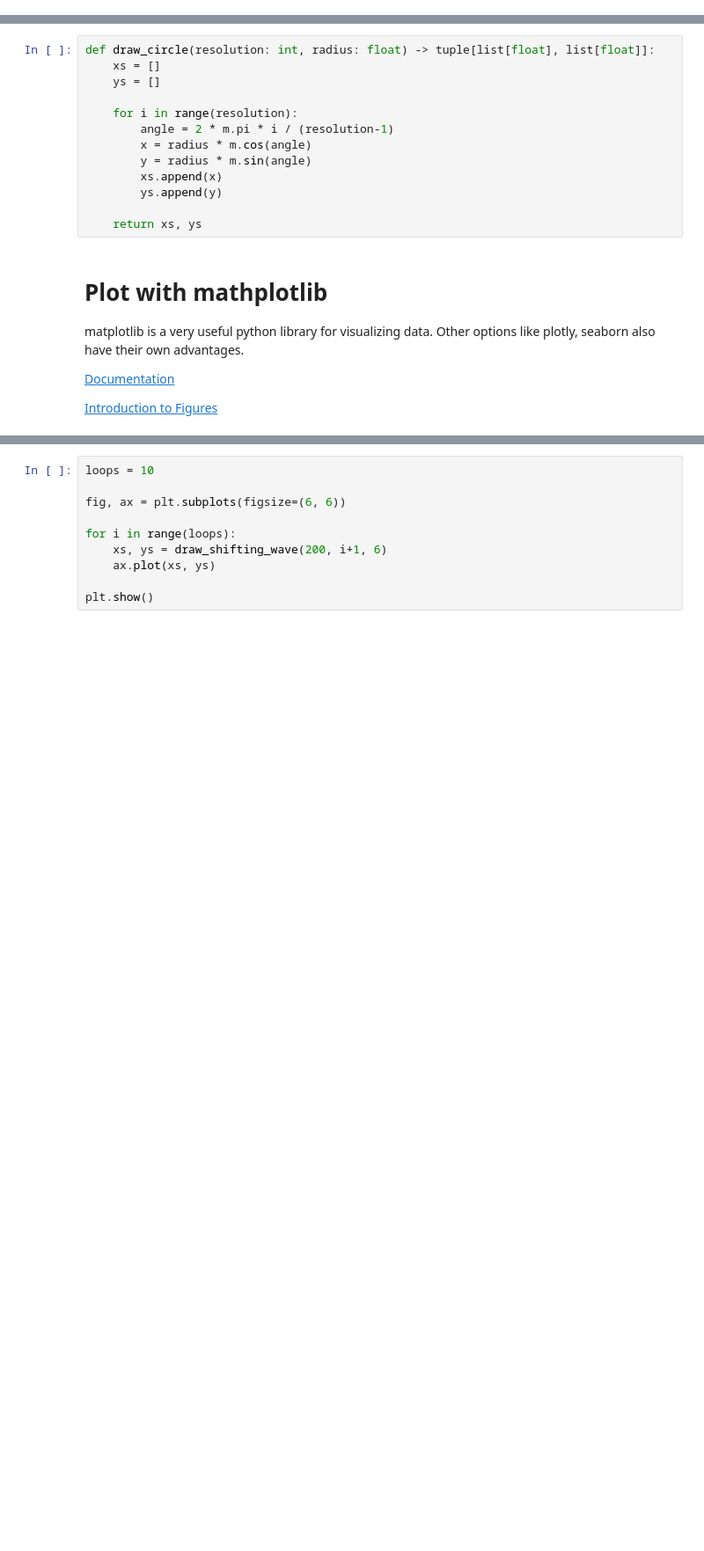
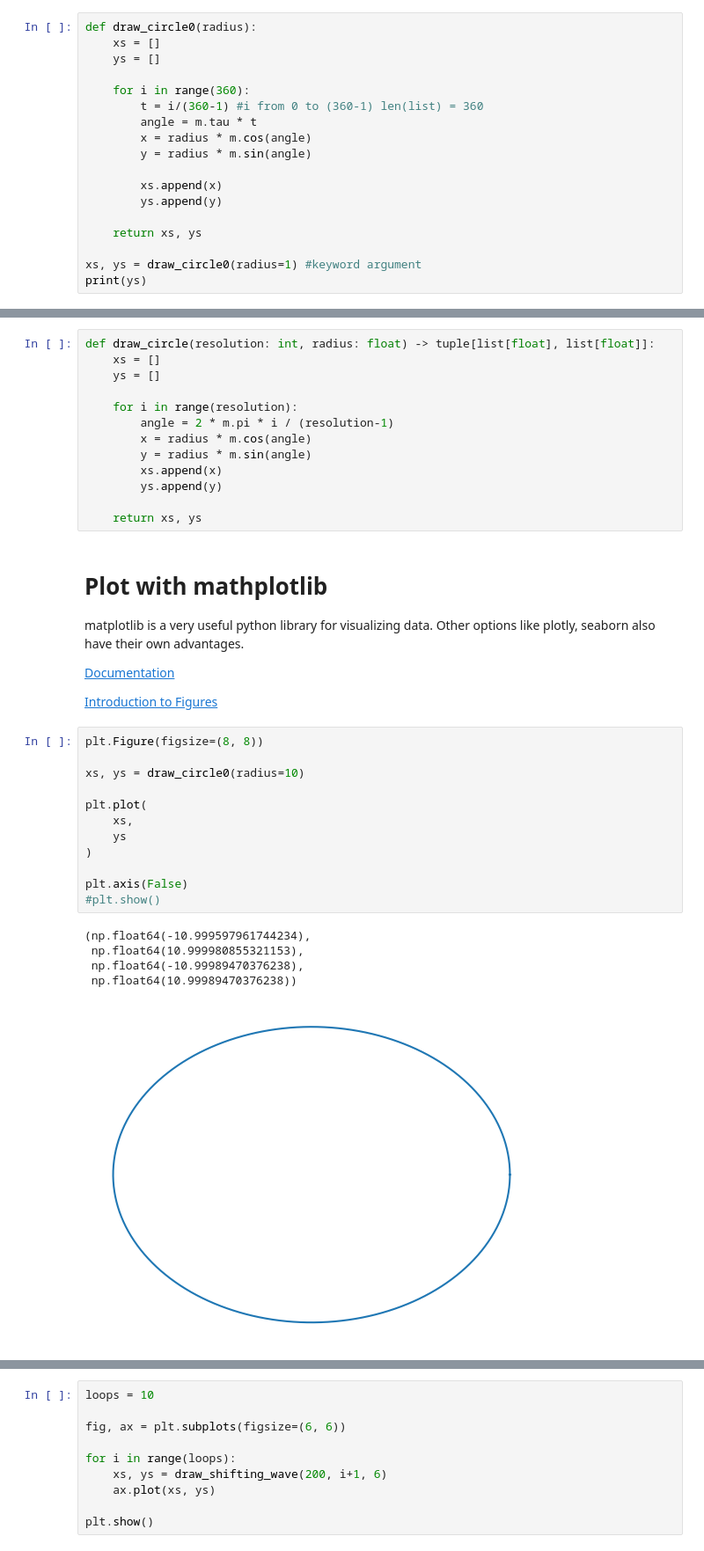
Before and after one commit to MAS-dfab/MAS-2627, a Jupyter notebook: 01_Computational_art/L01_Matplotlib/example.ipynb, the cells around one changed output, grey strips where cells are left out. Shown at 88% size. Saved outputs shown, nothing was run; the diff lists cells and outputs as text; blank space fills up the shorter version.

```diff
--- a/01_Computational_art/L01_Matplotlib/example.ipynb
+++ b/01_Computational_art/L01_Matplotlib/example.ipynb
@@ -11,3 +11,21 @@ A point on a circle:
 X = radius*cos(theta)
 
 Y = radius*sin(theta)
+# %%
+def draw_circle0(radius):
+    xs = []
+    ys = []
+
+    for i in range(360):
+        t = i/(360-1) #i from 0 to (360-1) len(list) = 360
+        angle = m.tau * t
+        x = radius * m.cos(angle)
+        y = radius * m.sin(angle)
+
+        xs.append(x)
+        ys.append(y)
+
+    return xs, ys
+
+xs, ys = draw_circle0(radius=1) #keyword argument
+print(ys)
@@ -31,4 +51,22 @@ matplotlib is a very useful python library for visualizing data. Other options l
 [Documentation](https://matplotlib.org/stable/api/index)
 
 [Introduction to Figures](https://matplotlib.org/stable/users/explain/figure/figure_intro.html)
+# %%
+plt.Figure(figsize=(8, 8))
+
+xs, ys = draw_circle0(radius=10)
+
+plt.plot(
+    xs,
+    ys
+)
+
+plt.axis(False)
+#plt.show()
+# %% [output]
+(np.float64(-10.999597961744234),
+ np.float64(10.999980855321153),
+ np.float64(-10.99989470376238),
+ np.float64(10.99989470376238))
+[figure, added]
 # %%
```
Also changed, not shown: parts of 11 cells of this notebook, 22 other files.
